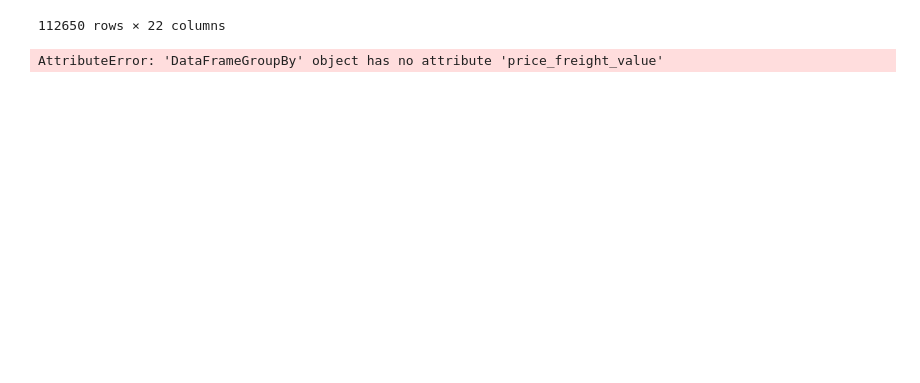
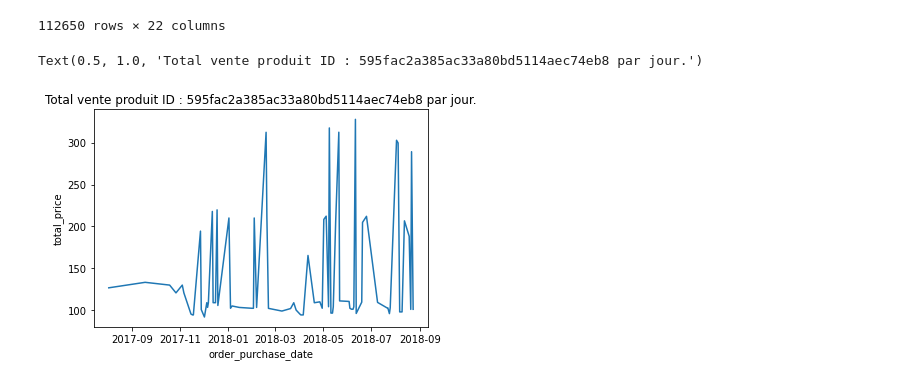
Before and after one commit to Grandpied33/OlistKaggle, a Jupyter notebook: src/Notebooks/ComparatifsProduits.ipynb, the cells around one changed output. Saved outputs shown, nothing was run; the diff lists cells and outputs as text; code cells hidden in the pictures; blank space fills up the shorter version.

```diff
--- a/src/Notebooks/ComparatifsProduits.ipynb
+++ b/src/Notebooks/ComparatifsProduits.ipynb
@@ -87,11 +87,16 @@ OrdersAndItemsAndProducts
 | 112649 | 66dea50a8b16d9b4dee7af250b4be1a5 | edb027a75a1449115f6b43211ae02a24 | delivered | 2018-03-08 20:57:30 | 2018-03-09 11:20:28 | 2018-03-09 22:11:59 | ... |
 112650 rows × 22 columns
 # %%
-product = '87285b34884572647811a353c7ac498a'
+product = '595fac2a385ac33a80bd5114aec74eb8'
 OrderProductList = OrdersAndItemsAndProducts.where(OrdersAndItemsAndProducts['product_id'] == product).dropna()
+OrderProductList['total_price'] = OrderProductList['price'] - OrderProductList['freight_value']
+OrderProductList.order_purchase_timestamp = pd.to_datetime(OrderProductList.order_purchase_timestamp)
 
-sales_per_purchase_date = OrderProductList.groupby('order_purchase_date', as_index=False).price_freight_value.sum()
-ax = sns.lineplot(x="order_purchase_date", y="price_freight_value", data=sales_per_purchase_date)
-ax.set_title('Sales per day')
+OrderProductList['order_purchase_date'] = OrderProductList.order_purchase_timestamp.dt.date
+
+sales_per_purchase_date = OrderProductList.groupby('order_purchase_date', as_index=False).total_price.sum()
+ax = sns.lineplot(x="order_purchase_date", y="total_price", data=sales_per_purchase_date)
+ax.set_title('Total vente produit ID : '+product+" par jour.")
 # %% [output]
-AttributeError: 'DataFrameGroupBy' object has no attribute 'price_freight_value'
+Text(0.5, 1.0, 'Total vente produit ID : 595fac2a385ac33a80bd5114aec74eb8 par jour.')
+[figure, added]
```
Also changed, not shown: 1 other file.
